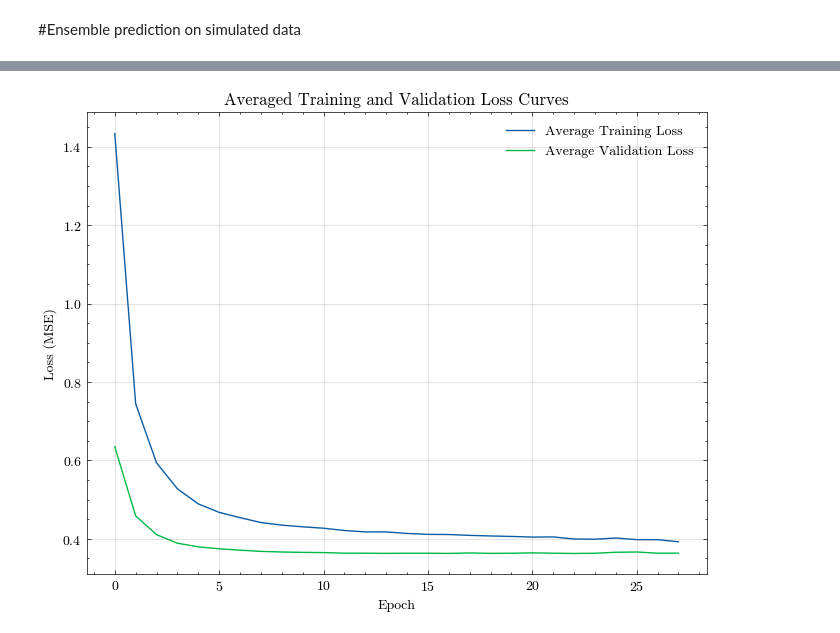
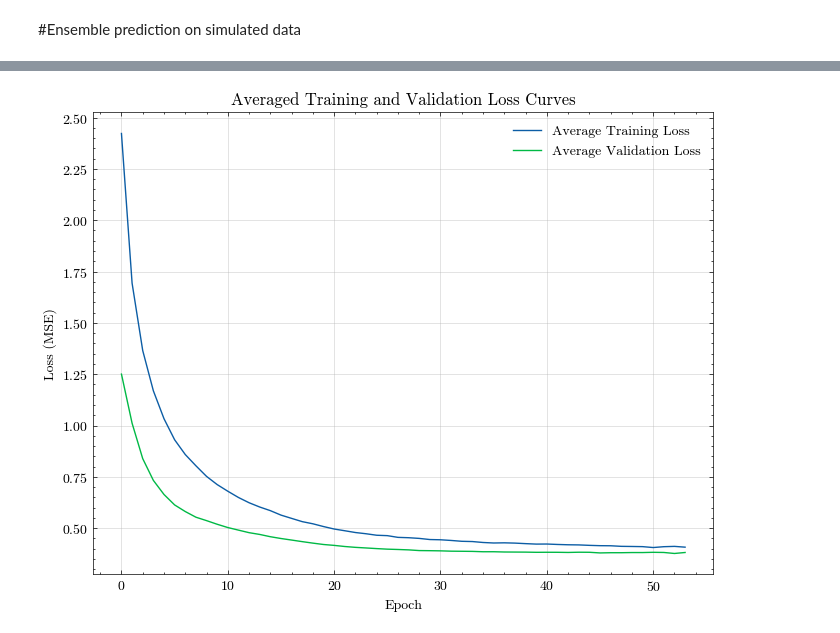
Before and after one commit to josephasal/cosmo_inference, a Jupyter notebook: neural_network/nn_training.ipynb, the cells around one changed output, grey strips where cells are left out. Cells and saved outputs as stored; diff of their text form; code cells hidden in the pictures.

```diff
--- a/neural_network/nn_training.ipynb
+++ b/neural_network/nn_training.ipynb
@@ -298,5 +300,9 @@ plt.show()
 # %%
 from sklearn.model_selection import ParameterGrid
+import tensorflow as tf
+from tensorflow.keras import layers, models, regularizers
+from tensorflow.keras.optimizers import Adam
+from tensorflow.keras.callbacks import EarlyStopping
 
 #fix these parameters, we arent tuning them
 global_learning_rate = 1e-4
@@ -314,6 +320,8 @@ def build_nn(num_layers, neurons, learning_rate = global_learning_rate, l2_reg =
     model.add(layers.Dense(neurons, activation = 'relu', kernel_regularizer = regularizers.l2(l2_reg)))
     model.add(layers.BatchNormalization())
 
+
+
   #last layer gives two valus omega m and h
   model.add(layers.Dense(2))
 
@@ -325,7 +333,7 @@ def build_nn(num_layers, neurons, learning_rate = global_learning_rate, l2_reg =
 
 #parameter grid
 param_grid = {
-    'num_layers':[1,2,3],
+    'num_layers':[2,3],
     'neurons':[32,64,128],
     'batch_size':[16,32,64]
 
@@ -353,7 +361,7 @@ for i, params in enumerate(grid):
                            epochs = 100,
                            batch_size = params['batch_size'],
                            validation_data = (X_val_scaled, Y_val_scaled),
-                           callbacks = [early_stopping])
+                           callbacks = [early_stopping], verbose = 0)
   #best val loss record
   best_val_loss = min(history.history['val_loss'])
   results[tuple(params.items())] = best_val_loss
@@ -459,14 +466,15 @@ early_stopping = EarlyStopping(monitor = 'val_loss', patience = 5, restore_best_
 #simple neural network
 model = models.Sequential([
     layers.Input(shape = (X_train.shape[1],)),
-    layers.Dense(32, activation = 'relu', kernel_regularizer=regularizers.l2(1e-6)),
+    layers.Dense(32, activation = 'relu', kernel_regularizer=regularizers.l2(1e-8)),
+    layers.Dense(32, activation = 'relu', kernel_regularizer=regularizers.l2(1e-8)),
     layers.BatchNormalization(),
-    layers.Dropout(0.2),
+    layers.Dropout(0.3),
     layers.Dense(2) #output of omega m and h
 ])
 
 #compiling
-optimizer = Adam(learning_rate = 5e-4)
+optimizer = Adam(learning_rate = 1e-4)
 model.compile(optimizer = optimizer, loss = 'mse')
 
 #train
@@ -504,17 +512,18 @@ for i in range(10):
   #early stopping
   early_stopping = EarlyStopping(monitor = 'val_loss', patience = 5, restore_best_weights = True)
 
-  model = models.Sequential([
+  ensemble_model = models.Sequential([
         layers.Input(shape=(X_train.shape[1],)),
-        layers.Dense(32, activation='relu', kernel_regularizer=regularizers.l2(1e-6)),
+        layers.Dense(32, activation='relu', kernel_regularizer=regularizers.l2(1e-8)),
+        layers.Dense(32, activation='relu', kernel_regularizer=regularizers.l2(1e-8)),
         layers.BatchNormalization(),
-        layers.Dropout(0.2),
+        layers.Dropout(0.3),
         layers.Dense(2)
     ])
 
-  optimizer = Adam(learning_rate=5e-4)
-  model.compile(optimizer=optimizer, loss='mse')
-  history = model.fit(X_train_scaled, Y_train_scaled,
+  optimizer = Adam(learning_rate=1e-4)
+  ensemble_model.compile(optimizer=optimizer, loss='mse')
+  history = ensemble_model.fit(X_train_scaled, Y_train_scaled,
                         epochs=100,
                         batch_size=16,
                         validation_data=(X_val_scaled, Y_val_scaled),
@@ -583,40 +592,42 @@ h       = 0.7253 +- 0.0421
 # %%
 #training and validation loss curves
-
+import matplotlib.pyplot as plt
+import scienceplots
 #each nn will have been trained to a different number of epochs due to early stopping
 
 #maximum number of epochs run among all models
 max_epochs = max(len(hist.history['loss']) for hist in ensemble_histories)
 
 #list to store avg loss
 avg_train_loss = []
 avg_val_loss = []
 
 # for each epoch index, avg  losses from all models that reached that epoch
 for epoch in range(max_epochs):
     train_losses = []
     val_losses = []
     for hist in ensemble_histories:
         #include if this model was trained for this epoch
         if epoch < len(hist.history['loss']):
             train_losses.append(hist.history['loss'][epoch])
             val_losses.append(hist.history['val_loss'][epoch])
     #avg losses for the current epoch over the models that are at this epoch
     avg_train_loss.append(np.mean(train_losses))
     avg_val_loss.append(np.mean(val_losses))
 
 # Plotting
 plt.figure(figsize=(8, 6))
+plt.style.use(['science', 'no-latex'])
 plt.plot(avg_train_loss, label='Average Training Loss')
 plt.plot(avg_val_loss, label='Average Validation Loss')
 plt.xlabel('Epoch')
 plt.ylabel('Loss (MSE)')
 plt.title('Averaged Training and Validation Loss Curves')
 plt.grid(True, alpha = 0.5)
 plt.legend()
 plt.show()
 # %% [output]
-[figure, old version]
+[figure, new version]
 # %%
 
 plt.style.use(['science', 'no-latex', 'bright'])
```
Also changed, not shown: parts of 18 cells of this notebook.
